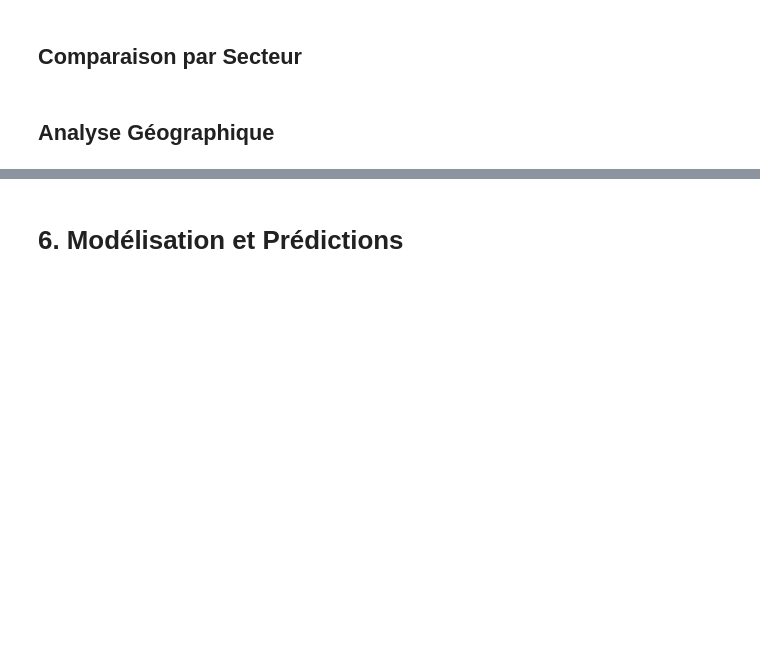
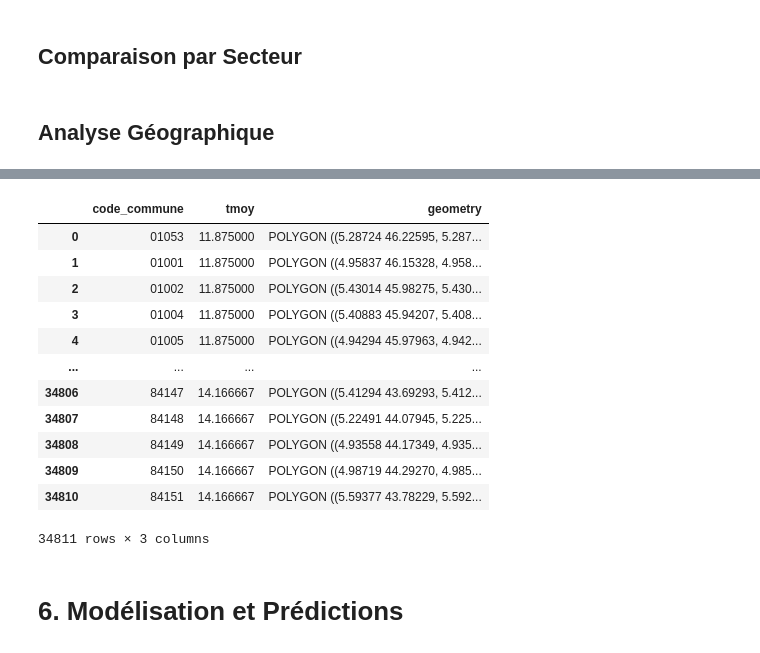
Before and after one commit to tgarnier067/Projet-Python-2023, a Jupyter notebook: Notebook_avec_modeles.ipynb, the cells around one changed output, grey strips where cells are left out. Drawn from its saved outputs; the diff is of its cells as text; code cells hidden in the pictures; blank space fills up the shorter version.

```diff
--- a/Notebook_avec_modeles.ipynb
+++ b/Notebook_avec_modeles.ipynb
@@ -796,0 +696,17 @@ import matplotlib.pyplot as plt
+# %%
+carte_temp=pd.merge(table_temperatures_com[['code_commune', 'tmoy']],shp_communes[["code_commune","geometry"]], on="code_commune", how= 'inner')
+carte_temp.head(400000)
+# %% [output]
+|  | code_commune | tmoy | geometry |
+| 0 | 01053 | 11.875000 | POLYGON ((5.28724 46.22595, 5.287... |
+| 1 | 01001 | 11.875000 | POLYGON ((4.95837 46.15328, 4.958... |
+| 2 | 01002 | 11.875000 | POLYGON ((5.43014 45.98275, 5.430... |
+| 3 | 01004 | 11.875000 | POLYGON ((5.40883 45.94207, 5.408... |
+| 4 | 01005 | 11.875000 | POLYGON ((4.94294 45.97963, 4.942... |
+| ... | ... | ... | ... |
+| 34806 | 84147 | 14.166667 | POLYGON ((5.41294 43.69293, 5.412... |
+| 34807 | 84148 | 14.166667 | POLYGON ((5.22491 44.07945, 5.225... |
+| 34808 | 84149 | 14.166667 | POLYGON ((4.93558 44.17349, 4.935... |
+| 34809 | 84150 | 14.166667 | POLYGON ((4.98719 44.29270, 4.985... |
+| 34810 | 84151 | 14.166667 | POLYGON ((5.59377 43.78229, 5.592... |
+34811 rows × 3 columns
```
Also changed, not shown: parts of 25 cells of this notebook.
